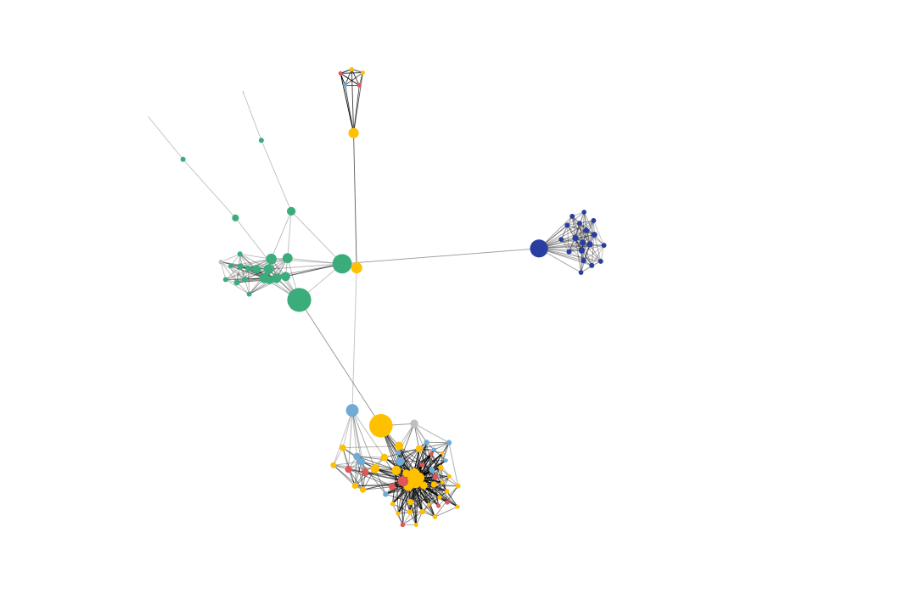
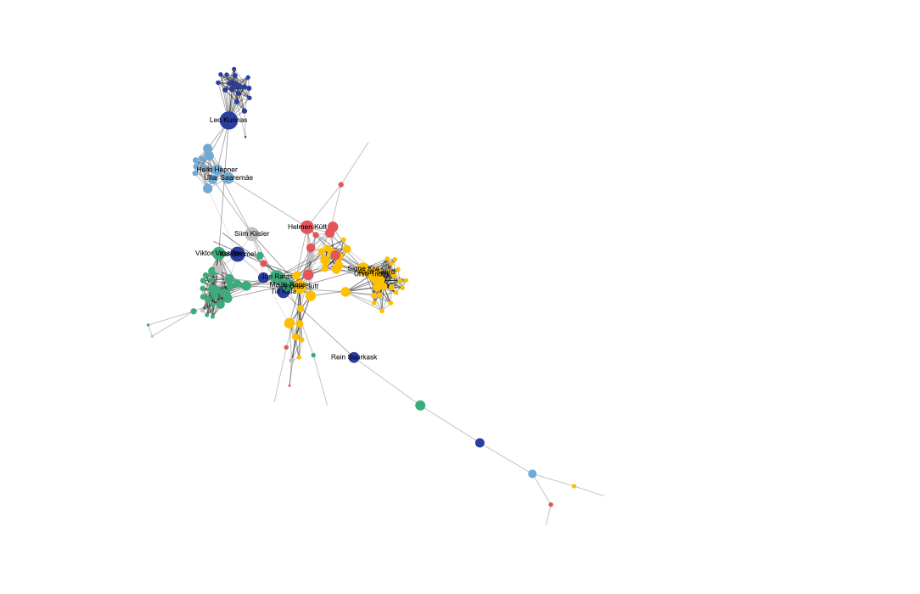
Before and after one commit to fedorst/parliament-vote-adjacency-viz, a Jupyter notebook: data/experiments/4_smallest_graph.ipynb, the cells around one changed output. Cells and saved outputs as stored; diff of their text form; code cells hidden in the pictures.

Commit message:
rework 4_smallest_graph

```diff
--- a/data/experiments/4_smallest_graph.ipynb
+++ b/data/experiments/4_smallest_graph.ipynb
@@ -125,13 +129,24 @@ Length: 107, dtype: int64
 # %%
 edge_colors = [(0, 0, 0, v**3) for v in new_links.value]
+# %%
+df_centrality = (pd.Series(dict(nx.centrality.current_flow_betweenness_centrality(G)))
+                 .dropna()
+                 .rename("current_flow_betweenness_centrality")
+                 .rename(index=voter_id_to_name)
+                 .sort_values(ascending=True)
+                 )
+df_centrality = pd.DataFrame(df_centrality).assign(
+    color=df_centrality.index.map(name_to_color)
+)
+name_to_centrality = df_centrality["current_flow_betweenness_centrality"].sort_values(ascending=False).to_dict()
 # %%
 plt.rcParams['figure.figsize'] = [13, 13]
 nx.draw(G,
         node_color=color,
         width=1.3,#new_links.value*4,
         edge_color=edge_colors,
-        #labels={k:v for k,v in voter_id_to_name.items() if (k in new_links.source.values or k in new_links.target.values)},
+        labels={k:v for k,v in voter_id_to_name.items() if ((k in new_links.source.values or k in new_links.target.values) and name_to_centrality[v] > .1)},
         node_size=3000*np.array(list(nx.centrality.current_flow_betweenness_centrality(G).values()))
         )
 # %% [output]
-[figure, old version]
+[figure, new version]
```
Also changed, not shown: parts of 8 cells of this notebook.
